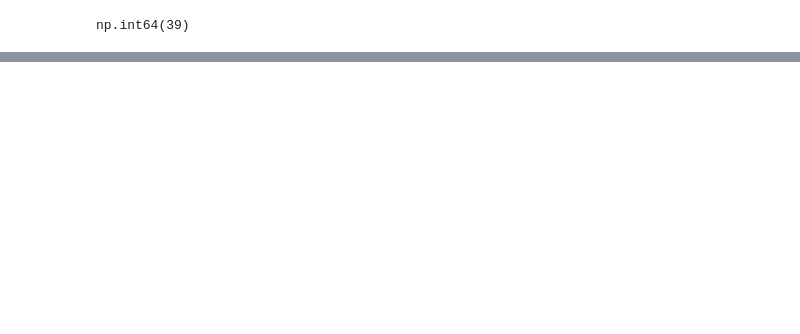
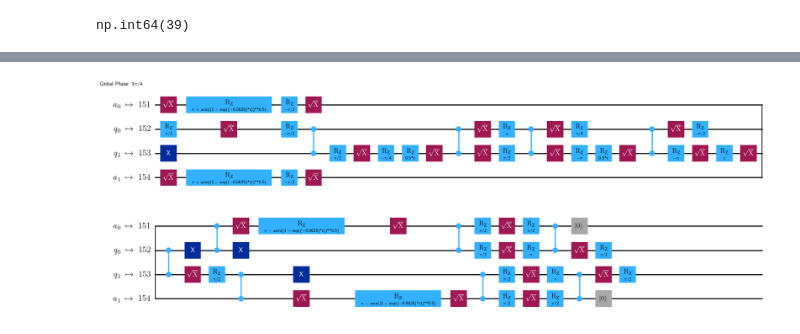
Before and after one commit to bentirher/dmpf_dissipation, a Jupyter notebook: standard_adc/tqd_study.ipynb, the cells around one changed output, grey strips where cells are left out. Cells and saved outputs as stored; diff of their text form; code cells hidden in the pictures; blank space fills up the shorter version.

```diff
--- a/standard_adc/tqd_study.ipynb
+++ b/standard_adc/tqd_study.ipynb
@@ -95,3 +97,7 @@ plt.show()
+# %%
+best_naive_isa_qcs[0].draw('mpl', idle_wires = False)
+# %% [output]
+[figure, added]
 # %%
 from plot_initial_layout import plot_layouts
 fig, axes = plot_layouts(best_naive_isa_qcs[0:8], backend, titles=[f"n = {s}" for s in n[0:9]])
```
Also changed, not shown: parts of 1 cell of this notebook.
